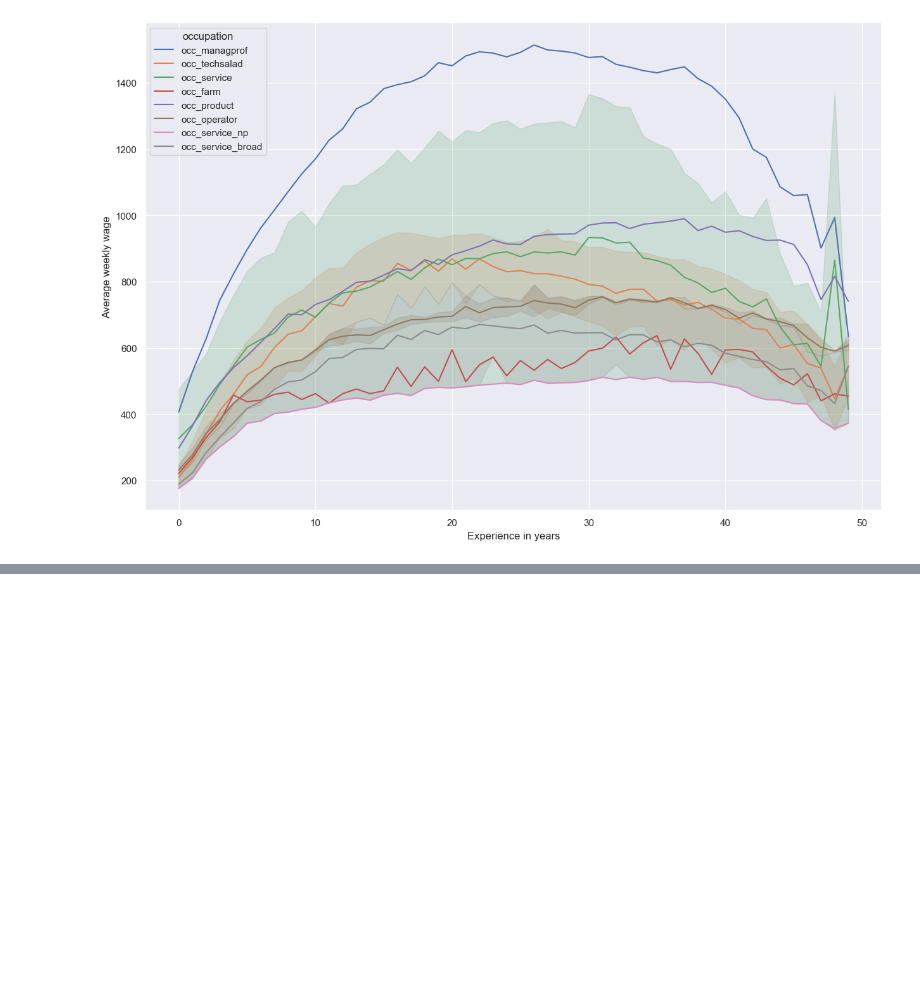
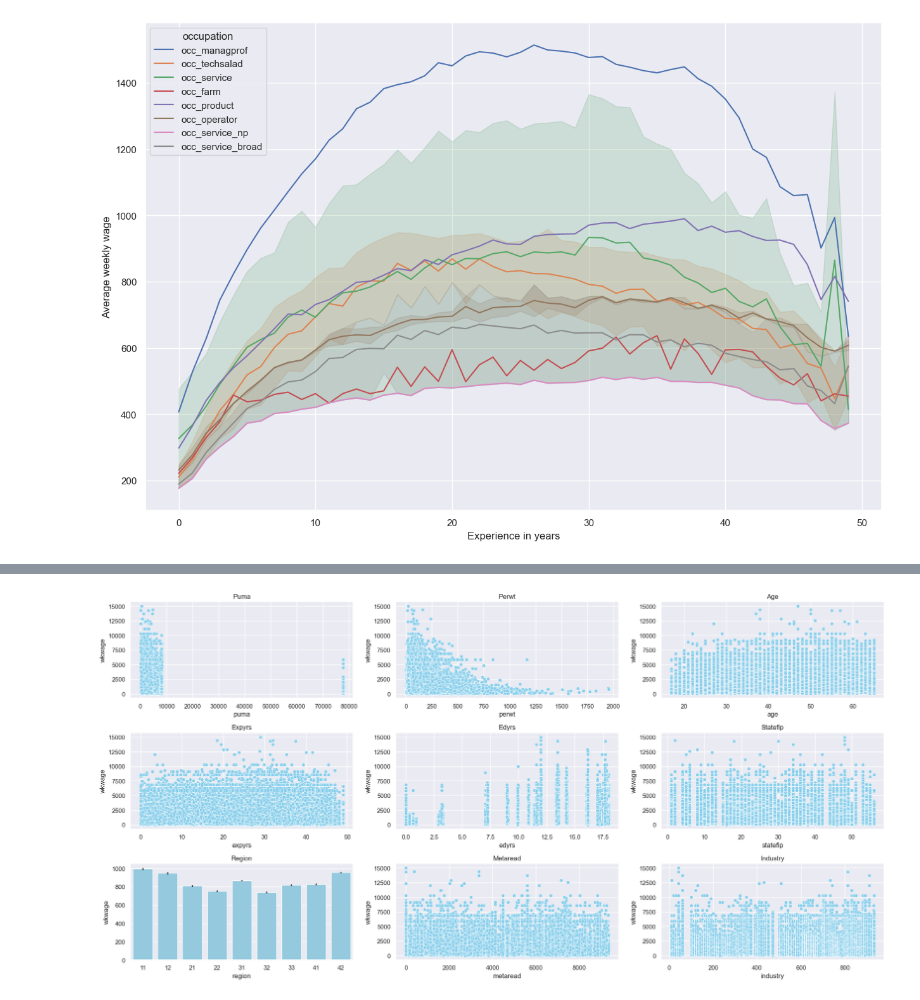
Before and after one commit to Somewhat-Coder/Microwages-ML, a Jupyter notebook: main.ipynb, the cells around one changed output, grey strips where cells are left out. Saved outputs shown, nothing was run; the diff lists cells and outputs as text; code cells hidden in the pictures; blank space fills up the shorter version.

```diff
--- a/main.ipynb
+++ b/main.ipynb
@@ -255 +295,36 @@ Feature Engineering
+# %%
+fig, axes = plt.subplots(3, 3, figsize=(20, 10))
+
+sns.scatterplot(x=df['puma'], y = df['wkwage'], ax=axes[0, 0], color='skyblue')
+axes[0, 0].set_title('Puma')
+
+sns.scatterplot(x=df['perwt'], y = df['wkwage'], ax=axes[0, 1], color='skyblue')
+axes[0, 1].set_title('Perwt')
+
+sns.scatterplot(x='age', data=df,y = df['wkwage'], ax=axes[0, 2], color='skyblue')
+axes[0, 2].set_title('Age')
+
+sns.scatterplot(x=df['expyrs'], y = df['wkwage'], ax=axes[1, 0], color='skyblue')
+axes[1, 0].set_title('Expyrs')
+
+sns.scatterplot(x=df['edyrs'], y = df['wkwage'], ax=axes[1, 1], color='skyblue')
+axes[1, 1].set_title('Edyrs')
+
+sns.scatterplot(x=df['statefip'], y = df['wkwage'], ax=axes[1, 2], color='skyblue')
+axes[1, 2].set_title('Statefip')
+
+sns.barplot(x=df['region'], y = df['wkwage'], ax=axes[2, 0], color='skyblue')
+axes[2, 0].set_title('Region')
+
+sns.scatterplot(x=df['metaread'], y = df['wkwage'], ax=axes[2, 1], color='skyblue')
+axes[2, 1].set_title('Metaread')
+
+sns.scatterplot(x=df['industry'], y = df['wkwage'], ax=axes[2, 2], color='skyblue')
+axes[2, 2].set_title('Industry')
+
+plt.tight_layout()
+
+plt.show()
+# %% [output]
+[figure, added]
 # %%
```
Also changed, not shown: parts of 14 cells of this notebook, 1 other file.
